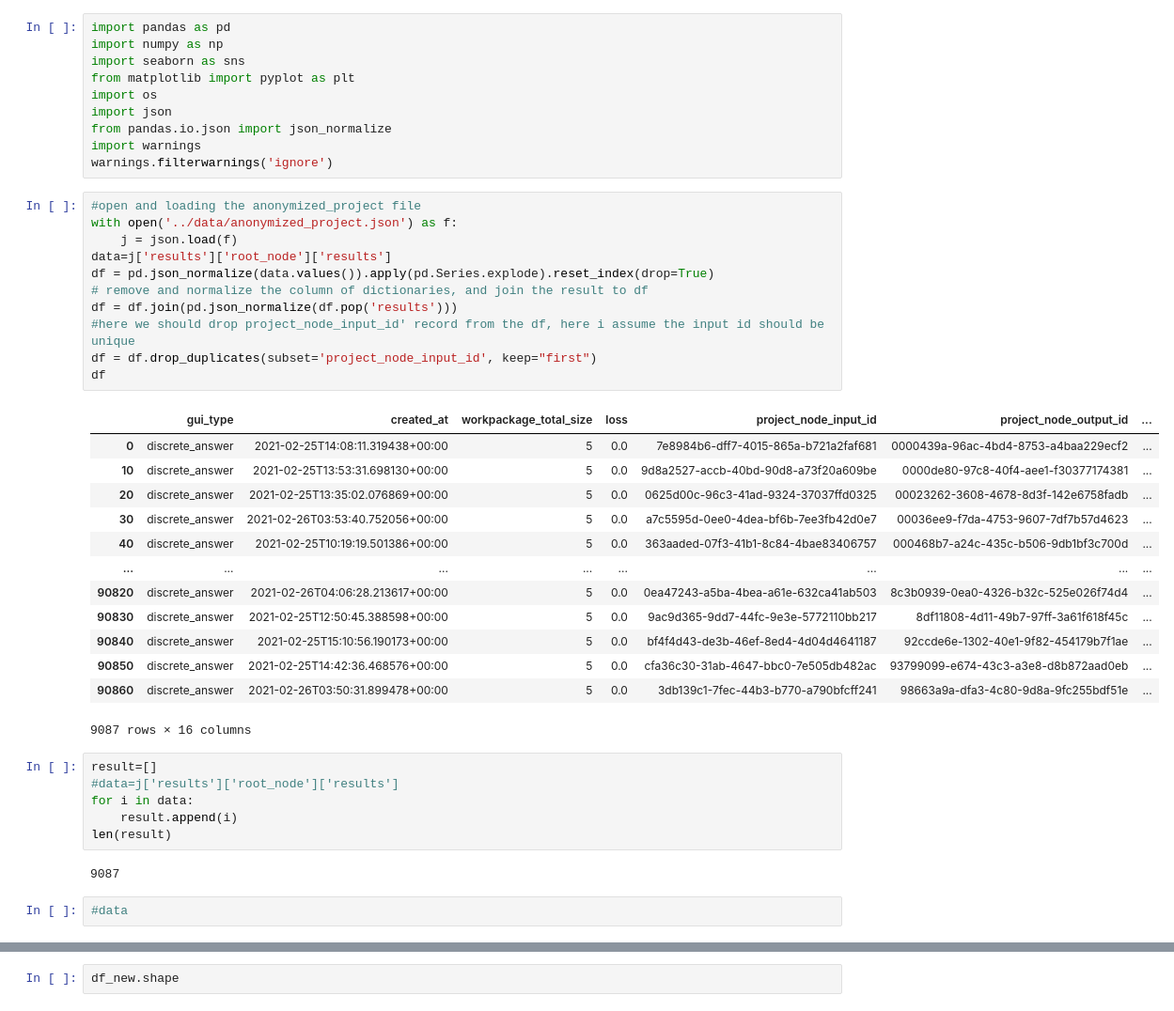
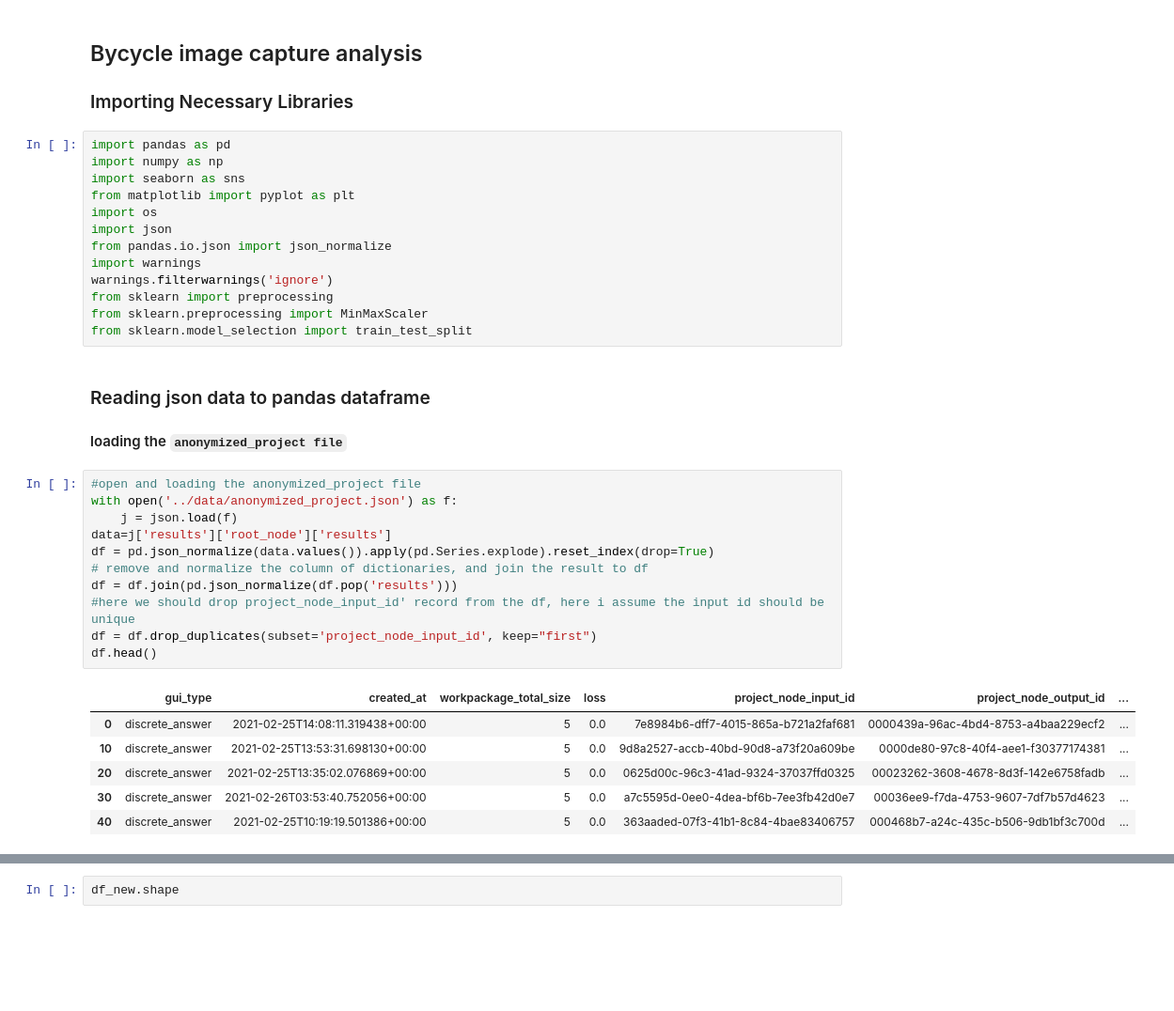
Before and after one commit to Sulochanaakki/Bicycle_Annotators, a Jupyter notebook: experiments/data_anaysis.ipynb, the cells around one changed output, grey strips where cells are left out. Shown: that part at 94% size. Drawn from its saved outputs; the diff is of its cells as text; blank space fills up the shorter version.

```diff
--- a/experiments/data_anaysis.ipynb
+++ b/experiments/data_anaysis.ipynb
@@ -1,45 +1,39 @@
-# %%
-import pandas as pd
-import numpy as np
-import seaborn as sns
-from matplotlib import pyplot as plt
-import os
-import json
-from pandas.io.json import json_normalize
-import warnings
-warnings.filterwarnings('ignore')
+# %% [markdown]
+ ## Bycycle image capture analysis
+
+### Importing Necessary Libraries
+# %%
+import pandas as pd
+import numpy as np
+import seaborn as sns
+from matplotlib import pyplot as plt
+import os
+import json
+from pandas.io.json import json_normalize
+import warnings
+warnings.filterwarnings('ignore')
+from sklearn import preprocessing
+from sklearn.preprocessing import MinMaxScaler
+from sklearn.model_selection import train_test_split
+# %% [markdown]
+### Reading json data to pandas dataframe
+
+#### loading the ``anonymized_project file``
 # %%
 #open and loading the anonymized_project file
 with open('../data/anonymized_project.json') as f:
     j = json.load(f)
 data=j['results']['root_node']['results']
 df = pd.json_normalize(data.values()).apply(pd.Series.explode).reset_index(drop=True)
 # remove and normalize the column of dictionaries, and join the result to df
 df = df.join(pd.json_normalize(df.pop('results')))
 #here we should drop project_node_input_id' record from the df, here i assume the input id should be unique
 df = df.drop_duplicates(subset='project_node_input_id', keep="first")
-df
+df.head()
 # %% [output]
 |  | gui_type | created_at | workpackage_total_size | loss | project_node_input_id | project_node_output_id | ... |
 | 0 | discrete_answer | 2021-02-25T14:08:11.319438+00:00 | 5 | 0.0 | 7e8984b6-dff7-4015-865a-b721a2faf681 | 0000439a-96ac-4bd4-8753-a4baa229ecf2 | ... |
 | 10 | discrete_answer | 2021-02-25T13:53:31.698130+00:00 | 5 | 0.0 | 9d8a2527-accb-40bd-90d8-a73f20a609be | 0000de80-97c8-40f4-aee1-f30377174381 | ... |
 | 20 | discrete_answer | 2021-02-25T13:35:02.076869+00:00 | 5 | 0.0 | 0625d00c-96c3-41ad-9324-37037ffd0325 | 00023262-3608-4678-8d3f-142e6758fadb | ... |
 | 30 | discrete_answer | 2021-02-26T03:53:40.752056+00:00 | 5 | 0.0 | a7c5595d-0ee0-4dea-bf6b-7ee3fb42d0e7 | 00036ee9-f7da-4753-9607-7df7b57d4623 | ... |
 | 40 | discrete_answer | 2021-02-25T10:19:19.501386+00:00 | 5 | 0.0 | 363aaded-07f3-41b1-8c84-4bae83406757 | 000468b7-a24c-435c-b506-9db1bf3c700d | ... |
-| ... | ... | ... | ... | ... | ... | ... | ... |
-| 90820 | discrete_answer | 2021-02-26T04:06:28.213617+00:00 | 5 | 0.0 | 0ea47243-a5ba-4bea-a61e-632ca41ab503 | 8c3b0939-0ea0-4326-b32c-525e026f74d4 | ... |
-| 90830 | discrete_answer | 2021-02-25T12:50:45.388598+00:00 | 5 | 0.0 | 9ac9d365-9dd7-44fc-9e3e-5772110bb217 | 8df11808-4d11-49b7-97ff-3a61f618f45c | ... |
-| 90840 | discrete_answer | 2021-02-25T15:10:56.190173+00:00 | 5 | 0.0 | bf4f4d43-de3b-46ef-8ed4-4d04d4641187 | 92ccde6e-1302-40e1-9f82-454179b7f1ae | ... |
-| 90850 | discrete_answer | 2021-02-25T14:42:36.468576+00:00 | 5 | 0.0 | cfa36c30-31ab-4647-bbc0-7e505db482ac | 93799099-e674-43c3-a3e8-d8b872aad0eb | ... |
-| 90860 | discrete_answer | 2021-02-26T03:50:31.899478+00:00 | 5 | 0.0 | 3db139c1-7fec-44b3-b770-a790bfcff241 | 98663a9a-dfa3-4c80-9d8a-9fc255bdf51e | ... |
-9087 rows × 16 columns
-# %%
-result=[]
-#data=j['results']['root_node']['results']
-for i in data:
-    result.append(i)
-len(result)
-# %% [output]
-9087
-# %%
-#data
```
Also changed, not shown: parts of 110 cells of this notebook, 5 other files.
